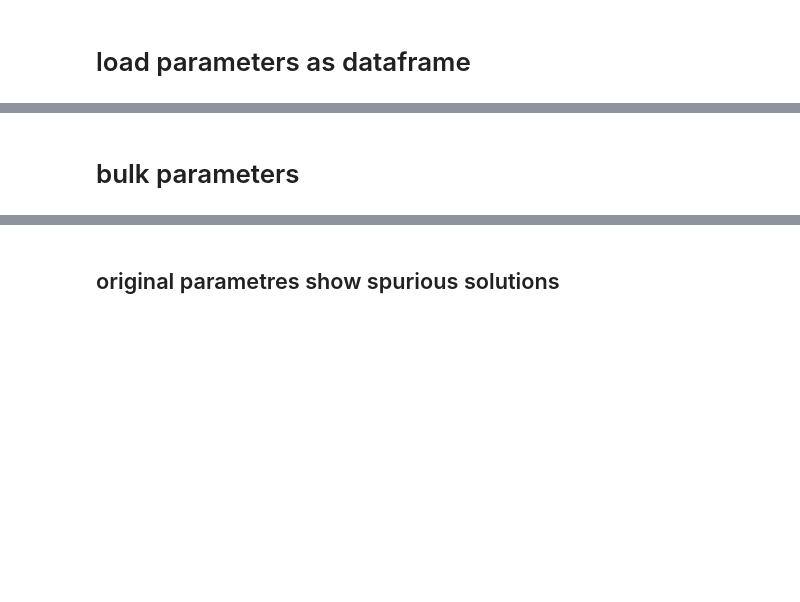
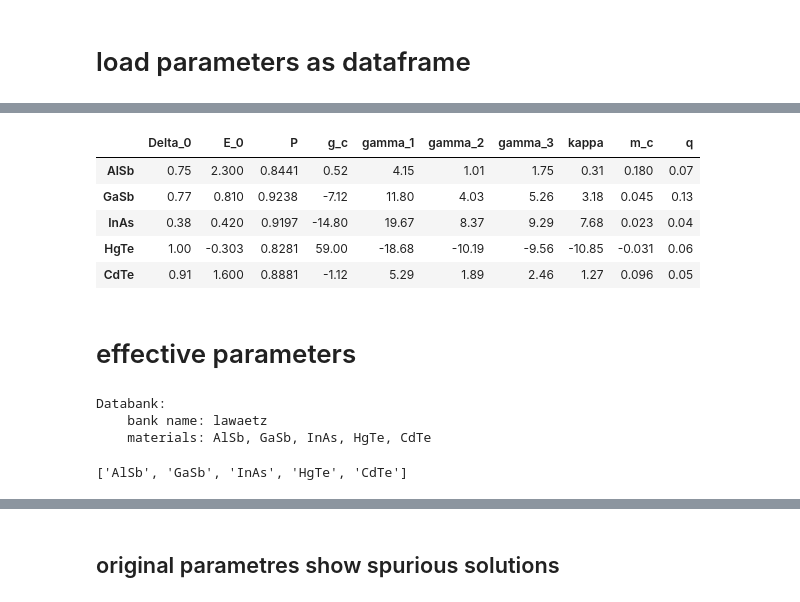
Before and after one commit to quantum-tinkerer/semicon, a Jupyter notebook: notebooks/parameters.ipynb, the cells around one changed output, grey strips where cells are left out. Cells and saved outputs as stored; diff of their text form; code cells hidden in the pictures; blank space fills up the shorter version.

```diff
--- a/notebooks/parameters.ipynb
+++ b/notebooks/parameters.ipynb
@@ -44,2 +14,22 @@ semicon.parameters.load_params('winkler')
+# %%
+databank_lawaetz = parameters.DataBank('lawaetz')
+databank_lawaetz.to_dataframe()
+# %% [output]
+|  | Delta_0 | E_0 | P | g_c | gamma_1 | gamma_2 | gamma_3 | kappa | m_c | q |
+| AlSb | 0.75 | 2.300 | 0.8441 | 0.52 | 4.15 | 1.01 | 1.75 | 0.31 | 0.180 | 0.07 |
+| GaSb | 0.77 | 0.810 | 0.9238 | -7.12 | 11.80 | 4.03 | 5.26 | 3.18 | 0.045 | 0.13 |
+| InAs | 0.38 | 0.420 | 0.9197 | -14.80 | 19.67 | 8.37 | 9.29 | 7.68 | 0.023 | 0.04 |
+| HgTe | 1.00 | -0.303 | 0.8281 | 59.00 | -18.68 | -10.19 | -9.56 | -10.85 | -0.031 | 0.06 |
+| CdTe | 0.91 | 1.600 | 0.8881 | -1.12 | 5.29 | 1.89 | 2.46 | 1.27 | 0.096 | 0.05 |
 # %% [markdown]
-# bulk parameters
+# effective parameters
+# %%
+print(databank_lawaetz)
+# %% [output]
+Databank:
+    bank name: lawaetz
+    materials: AlSb, GaSb, InAs, HgTe, CdTe
+# %%
+list(databank_lawaetz)
+# %% [output]
+['AlSb', 'GaSb', 'InAs', 'HgTe', 'CdTe']
```
Also changed, not shown: parts of 23 cells of this notebook, 12 other files.
